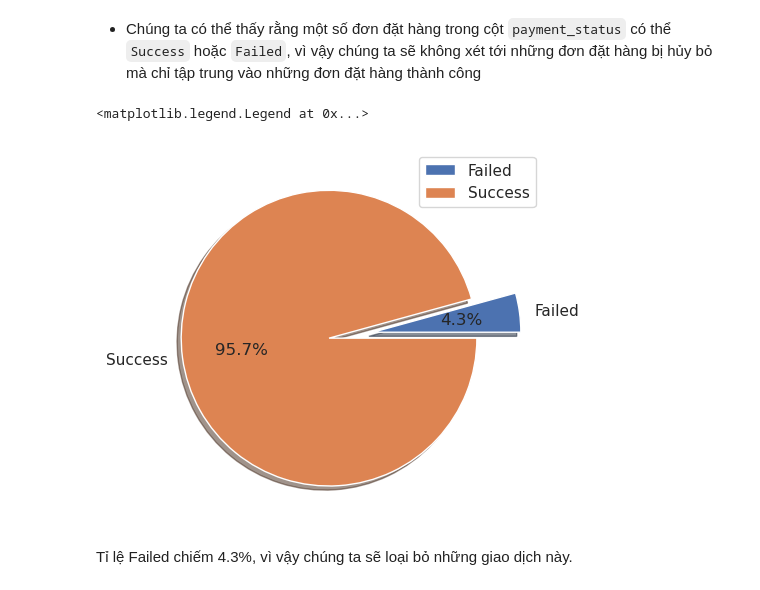
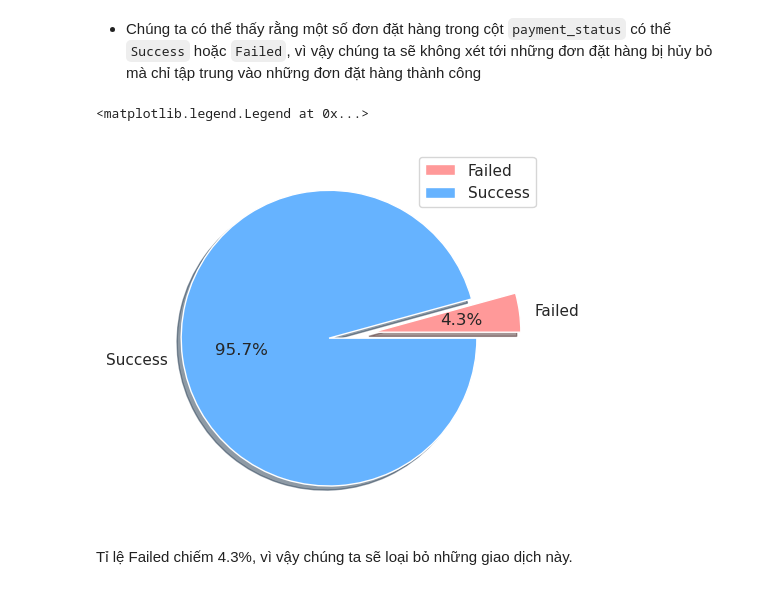
Before and after one commit to thanhanphan17/fashion-campus-dataset-analysis, a Jupyter notebook: [03]-Asking-Questions-and-Analyzing.ipynb, the cells around one changed output. Cells and saved outputs as stored; diff of their text form; code cells hidden in the pictures.

```diff
--- a/[03]-Asking-Questions-and-Analyzing.ipynb
+++ b/[03]-Asking-Questions-and-Analyzing.ipynb
@@ -379,12 +413,13 @@ df_transaction_trend = df_transaction.copy()
 - Chúng ta có thể thấy rằng một số đơn đặt hàng trong cột `payment_status` có thể `Success` hoặc `Failed`, vì vậy chúng ta sẽ không xét tới những đơn đặt hàng bị hủy bỏ mà chỉ tập trung vào những đơn đặt hàng thành công
 # %%
 explodeSize = [0.1, 0.2]
+colors = ['#ff9999', '#66b3ff']
 payStatus = df_transaction.groupby(['payment_status'])['payment_status'].count()
-plt.pie(payStatus, labels = ['Failed', 'Success'], shadow = True, autopct='%1.1f%%', explode = explodeSize)
+plt.pie(payStatus, labels = ['Failed', 'Success'], colors=colors, shadow = True, autopct='%1.1f%%', explode = explodeSize)
 plt.legend()
 # %% [output]
 <matplotlib.legend.Legend at 0x...>
-[figure, old version]
+[figure, new version]
 # %% [markdown]
 Tỉ lệ Failed chiếm 4.3%, vì vậy chúng ta sẽ loại bỏ những giao dịch này.
 # %%
```
Also changed, not shown: parts of 7 cells of this notebook.
